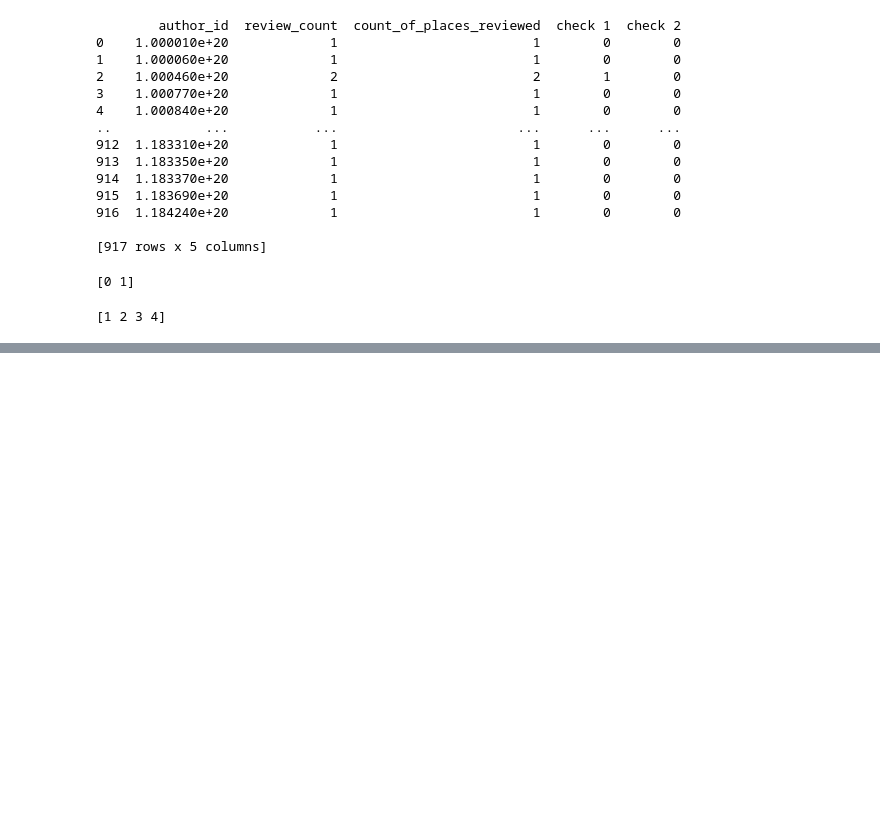
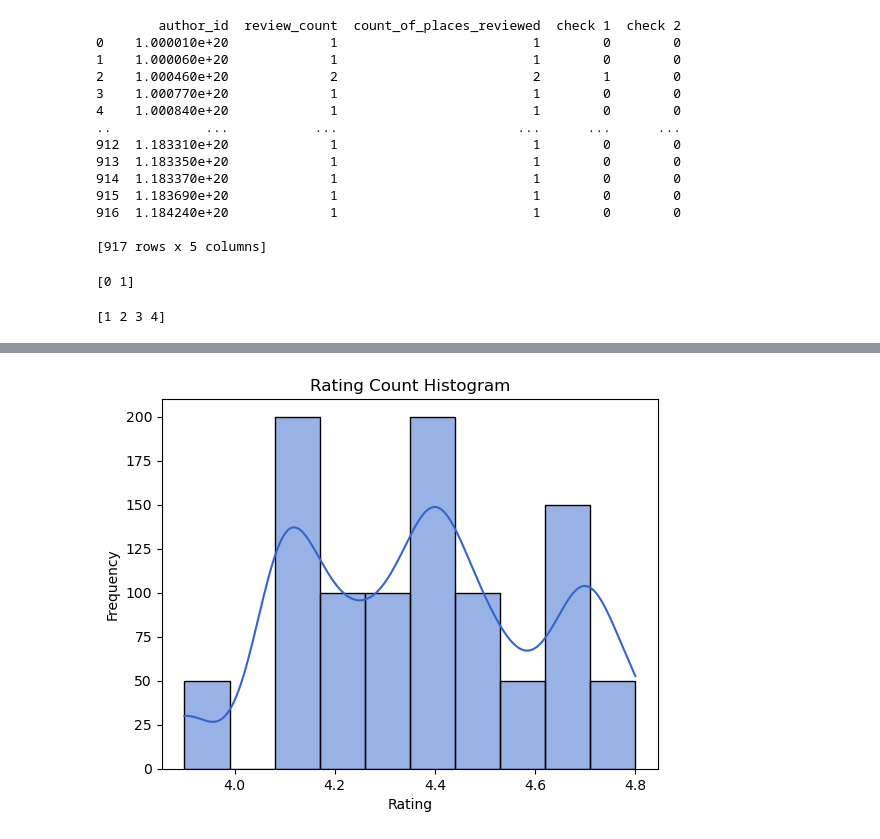
Before and after one commit to teresaq1/thesis_Capstone-project_Msc_FakeReviews, a Jupyter notebook: code_2.ipynb, the cells around one changed output, grey strips where cells are left out. Cells and saved outputs as stored; diff of their text form; code cells hidden in the pictures; blank space fills up the shorter version.

```diff
--- a/code_2.ipynb
+++ b/code_2.ipynb
@@ -454,0 +489,7 @@ displacy.render(doc, jupyter=True, style='ent')
+# %%
+# Function to check if the sum of the four columns is less than 5, checking details of review
+def check_sum(row):
+    return 1 if row['noun_count'] + row['date_count'] + row['ordinal_count'] + row['location_count'] < 10 else 0
+
+# Apply the check_sum function to each row and create the 'new_column'
+df['check 8'] = df.apply(check_sum, axis=1)
@@ -1246,0 +1276,12 @@ KeyError: "['query', 'google_id', 'place_id', 'location_link', 'reviews_link', '
+# %%
+# Set the color palette for Seaborn
+sns.set_palette(google_colors)
+
+# Create the histogram with Google's classic colors
+sns.histplot(data=dataset2, x='rating', kde=True, bins=10)
+plt.title('Rating Count Histogram')
+plt.xlabel('Rating')
+plt.ylabel('Frequency')
+plt.show()
+# %% [output]
+[figure, added]
```
Also changed, not shown: parts of 44 cells of this notebook, 1 other file.
